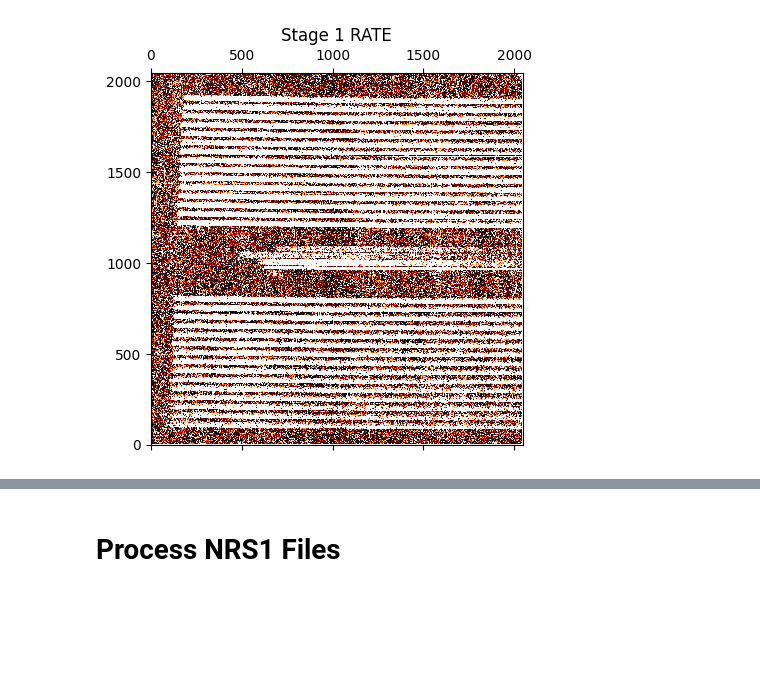
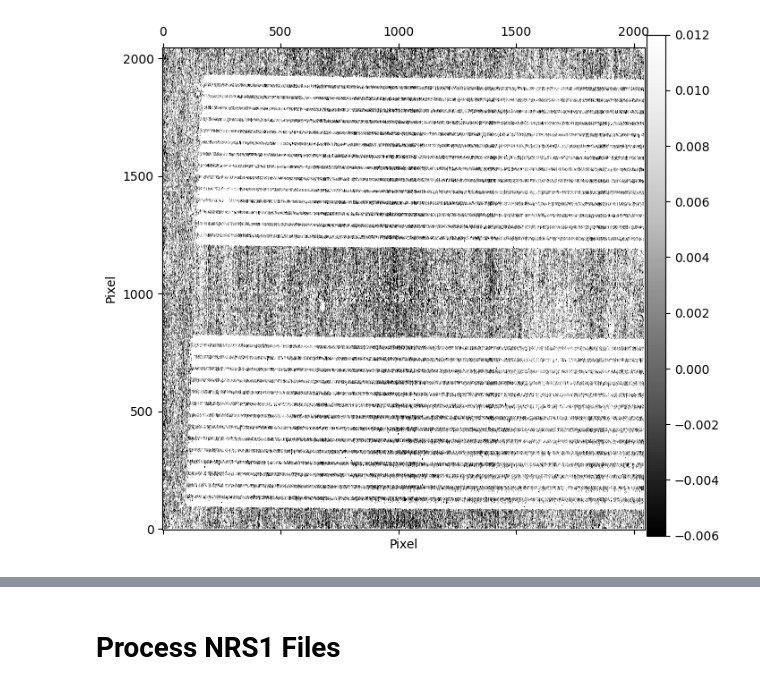
Before and after one commit to ajshajib/RegalJumper, a Jupyter notebook: Run NSClean.ipynb, the cells around one changed output, grey strips where cells are left out. Saved outputs shown, nothing was run; the diff lists cells and outputs as text; code cells hidden in the pictures; blank space fills up the shorter version.

```diff
--- a/Run NSClean.ipynb
+++ b/Run NSClean.ipynb
@@ -31,7 +42,7 @@ import nsclean as nc
 # %%
 # Make a list of input files
-# files = sorted(glob("../data/rate_from_mast/*nrs1_rate.fits", recursive=True))
-files = sorted(glob("../data/stage1/*nrs1_rate.fits", recursive=True))
+files = sorted(glob.glob(stage1_processed_directory + "*nrs1_rate.fits",
+                         recursive=True))
 # %%
 files
 # %% [output]
@@ -55,10 +69,40 @@ files
 # %%
+def plot_image(arr, size=7, limit=True, smooth=True, log=False,
+               title="", vmax=0.012, vmin=-0.006, cmap="Greys_r"):
+    """
+    Plot a smoothed version of the array
+
+    :param arr: array to plot
+    :param size: size of the figure
+    """
+    temp = copy.deepcopy(arr)
+
+    temp[np.isnan(temp)] = np.nanmedian(temp)
+
+    if smooth:
+        gauss = Gaussian1DKernel(stddev=2)
+        # temp = gaussian_filter(temp, sigma=1)
+        # temp = gaussian_filter1d(temp, sigma=1, axis=0)
+        for i in range(temp.shape[1]):
+            temp[:, i] = convolve(temp[:, i], gauss)
+
+    fig = plt.figure(figsize=(size, size))
+    ax = fig.add_subplot(111)
+    ax.matshow(np.log10(temp) if log else temp,
+               cmap=cmap,
+               vmax=vmax if limit else None,
+               vmin=vmin if limit else None,
+               origin="lower")
+    ax.set_title(title)
+    ax.set_xlabel('Pixel')
+    ax.set_ylabel('Pixel')
+    # colorbar
+    cax = fig.add_axes([0.9, 0.1, 0.03, 0.8])
+    # cax.set_title()
+    fig.colorbar(ax.images[0], cax=cax, orientation='vertical')
+    plt.show()
+
 stage1_rate = fits.getdata(files[0])
-
-plt.matshow((stage1_rate), cmap="gist_heat", origin="lower",
-            vmin=-0.005,
-            vmax=0.01)
-plt.title("Stage 1 RATE")
-plt.show()
+plot_image(stage1_rate)
 # %% [output]
-[figure, old version]
+[figure, new version]
```
Also changed, not shown: parts of 15 cells of this notebook, 4 other files.
